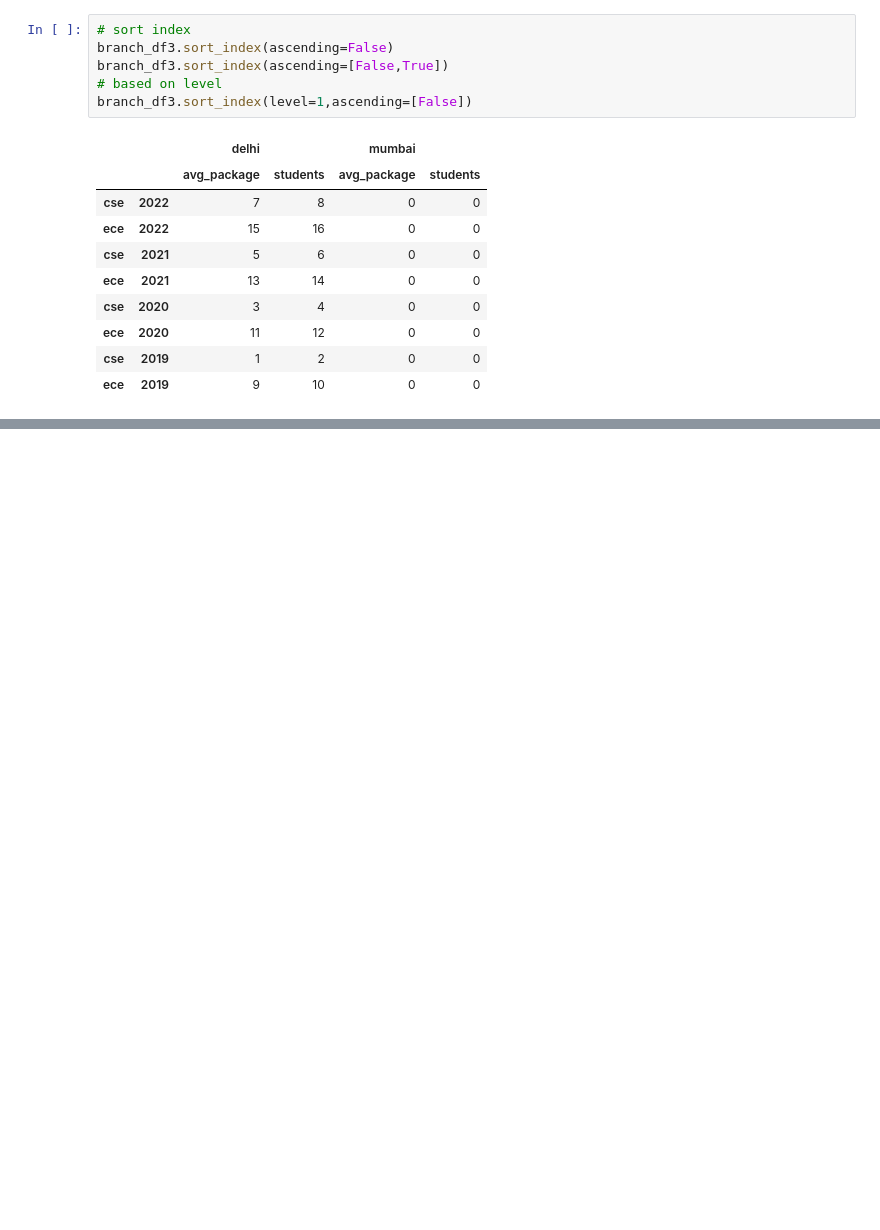
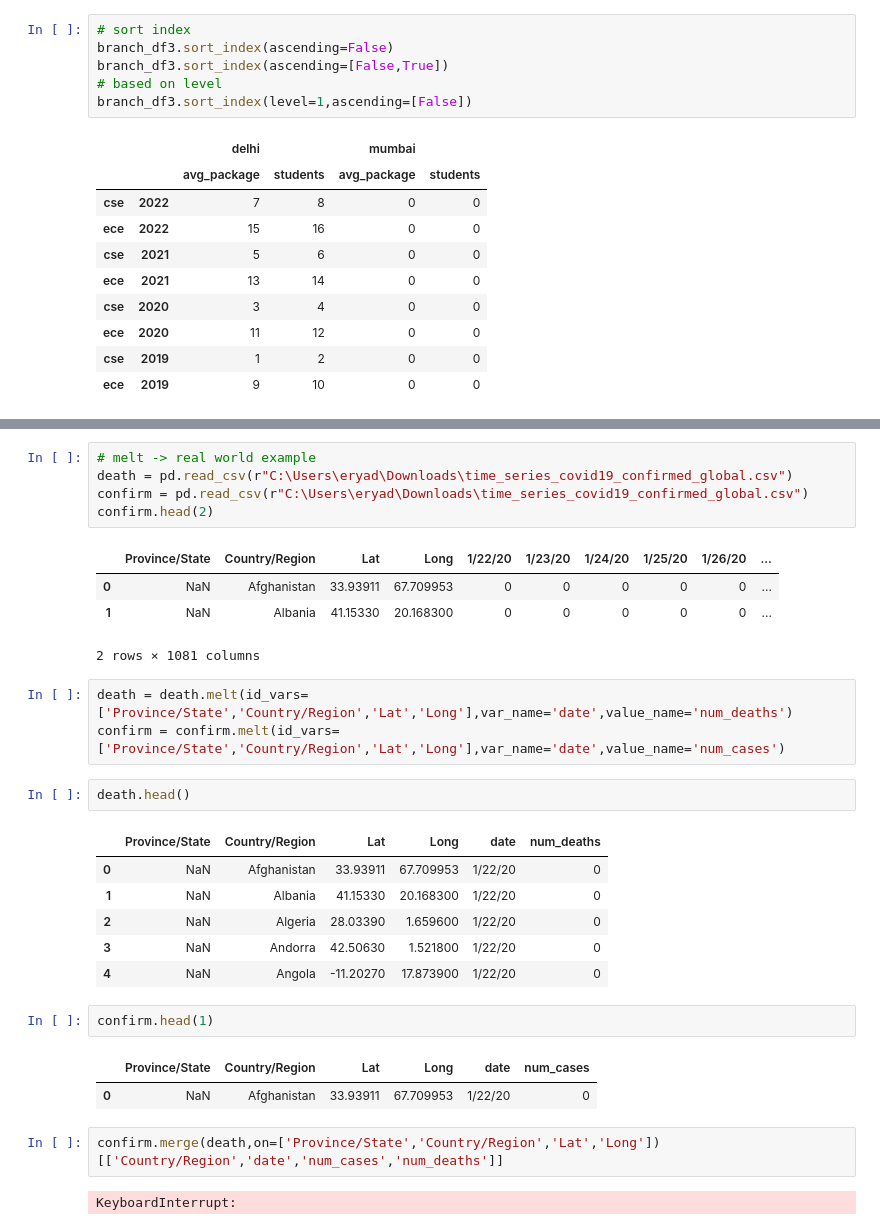
Before and after one commit to Rem0tecoder/CampusX, a Jupyter notebook: Pandas/multiindex-objects.ipynb, the cells around one changed output, grey strips where cells are left out. Cells and saved outputs as stored; diff of their text form; blank space fills up the shorter version.

```diff
--- a/Pandas/multiindex-objects.ipynb
+++ b/Pandas/multiindex-objects.ipynb
@@ -364,0 +421,31 @@ branch_df3.sort_index(level=1,ascending=[False])
+# %%
+# melt -> real world example
+death = pd.read_csv(r"C:\Users\eryad\Downloads\time_series_covid19_confirmed_global.csv")
+confirm = pd.read_csv(r"C:\Users\eryad\Downloads\time_series_covid19_confirmed_global.csv")
+confirm.head(2)
+# %% [output]
+|  | Province/State | Country/Region | Lat | Long | 1/22/20 | 1/23/20 | 1/24/20 | 1/25/20 | 1/26/20 | ... |
+| 0 | NaN | Afghanistan | 33.93911 | 67.709953 | 0 | 0 | 0 | 0 | 0 | ... |
+| 1 | NaN | Albania | 41.15330 | 20.168300 | 0 | 0 | 0 | 0 | 0 | ... |
+2 rows × 1081 columns
+# %%
+death = death.melt(id_vars=['Province/State','Country/Region','Lat','Long'],var_name='date',value_name='num_deaths')
+confirm = confirm.melt(id_vars=['Province/State','Country/Region','Lat','Long'],var_name='date',value_name='num_cases')
+# %%
+death.head()
+# %% [output]
+|  | Province/State | Country/Region | Lat | Long | date | num_deaths |
+| 0 | NaN | Afghanistan | 33.93911 | 67.709953 | 1/22/20 | 0 |
+| 1 | NaN | Albania | 41.15330 | 20.168300 | 1/22/20 | 0 |
+| 2 | NaN | Algeria | 28.03390 | 1.659600 | 1/22/20 | 0 |
+| 3 | NaN | Andorra | 42.50630 | 1.521800 | 1/22/20 | 0 |
+| 4 | NaN | Angola | -11.20270 | 17.873900 | 1/22/20 | 0 |
+# %%
+confirm.head(1)
+# %% [output]
+|  | Province/State | Country/Region | Lat | Long | date | num_cases |
+| 0 | NaN | Afghanistan | 33.93911 | 67.709953 | 1/22/20 | 0 |
+# %%
+confirm.merge(death,on=['Province/State','Country/Region','Lat','Long'])[['Country/Region','date','num_cases','num_deaths']]
+# %% [output]
+KeyboardInterrupt:
```
Also changed, not shown: parts of 5 cells of this notebook.
